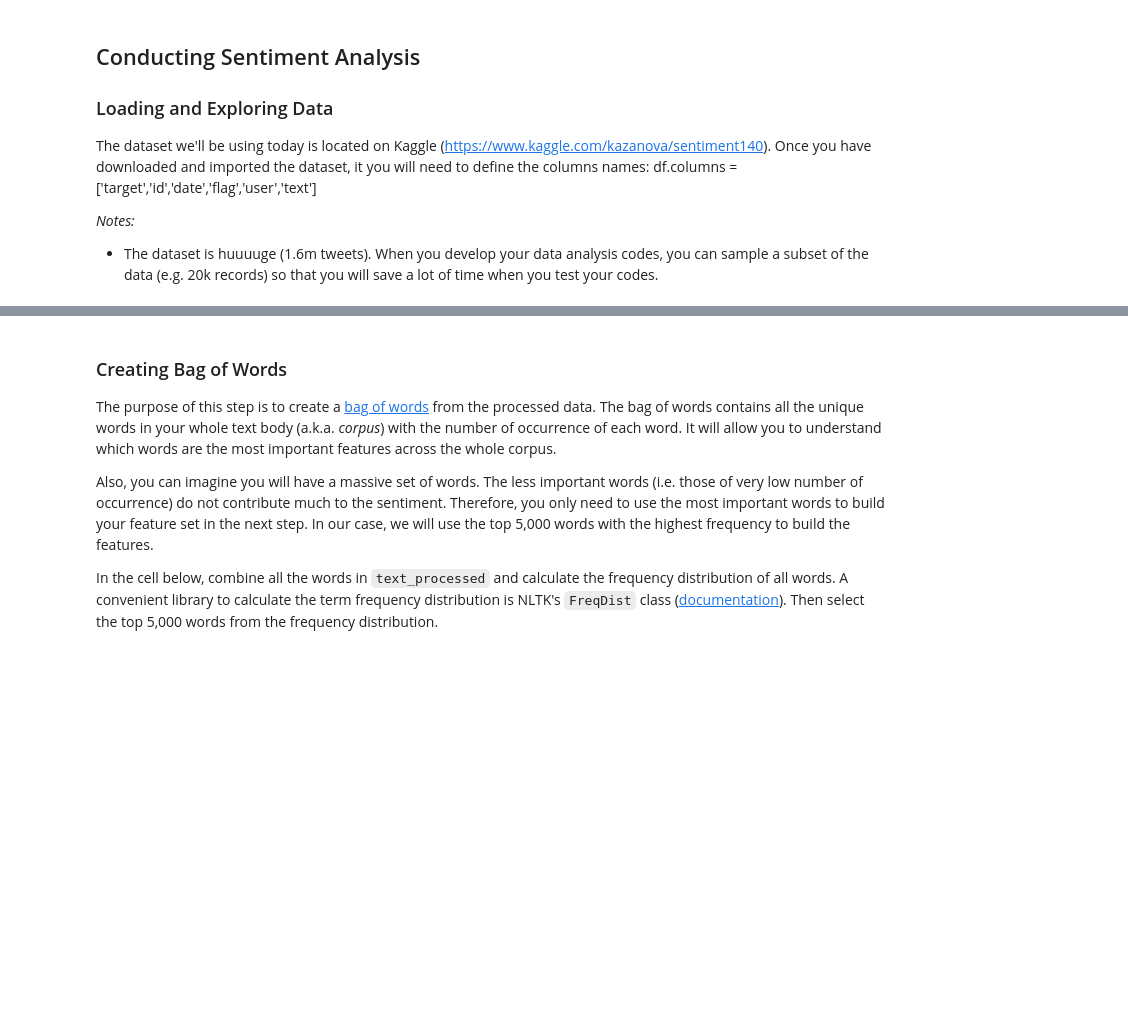
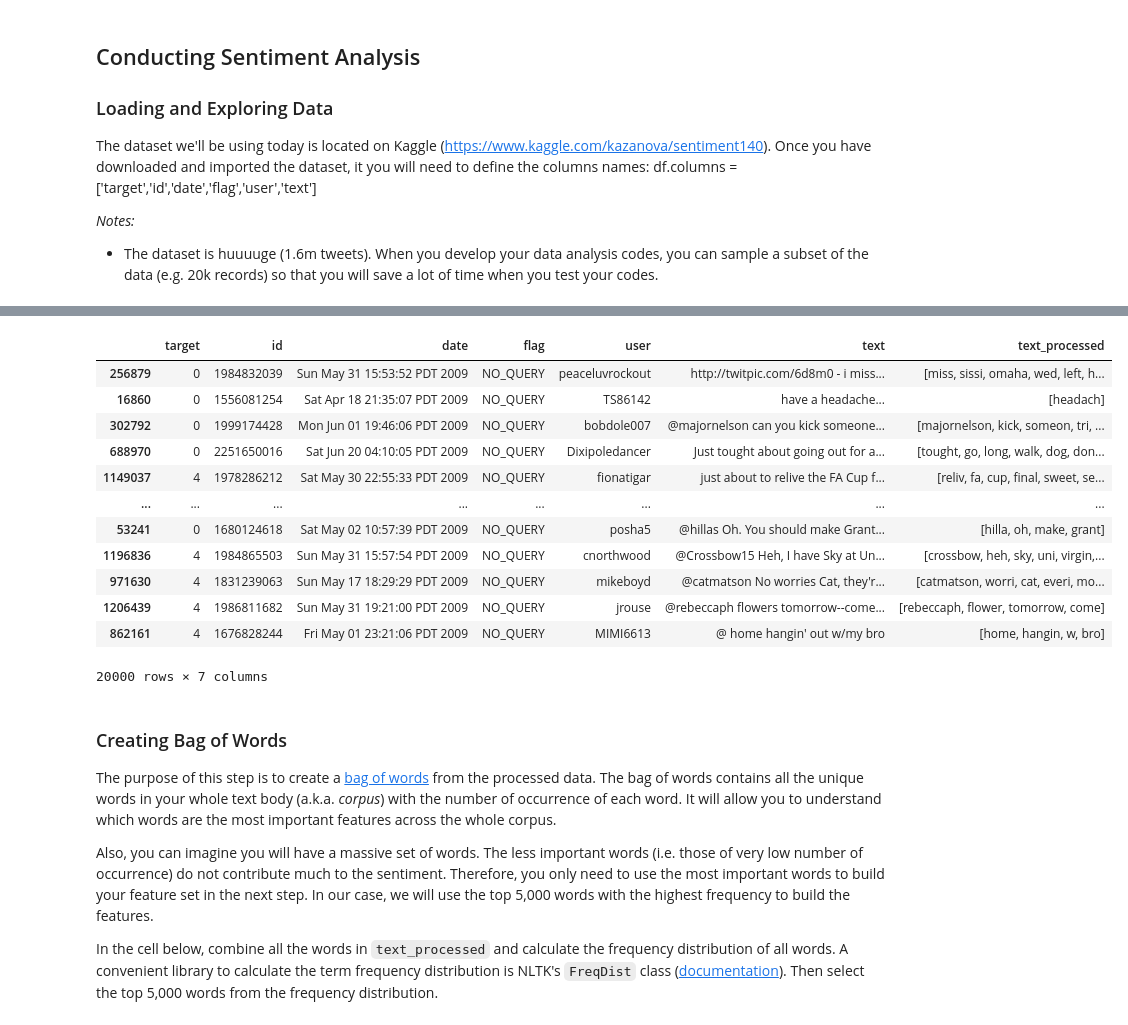
Before and after one commit to ta-data-pt-rmt/lab-nlp, a Jupyter notebook: your-code/challenge-2.ipynb, the cells around one changed output, grey strips where cells are left out. Drawn from its saved outputs; the diff is of its cells as text; code cells hidden in the pictures; blank space fills up the shorter version.

Commit message:
SergioParisi

```diff
--- a/your-code/challenge-2.ipynb
+++ b/your-code/challenge-2.ipynb
@@ -52,0 +120,8 @@ Create a new column called `text_processed` in the dataframe to contain the proc
+# %%
+columns=['target','id','date','flag','user','text']
+
+tweets = pd.read_csv('C:/Users/Sergio/Desktop/training.1600000.processed.noemoticon.csv', encoding='latin-1', names=columns)
+
+sample = tweets.sample(20000)
+
+sample
@@ -53,3 +142,20 @@ Create a new column called `text_processed` in the dataframe to contain the proc
+# %%
+sample['text_processed'] = sample['text'].apply(clean_up).apply(tokenize).apply(stem_and_lemmatize).apply(remove_stopwords)
+sample
+# %% [output]
+|  | target | id | date | flag | user | text | text_processed |
+| 256879 | 0 | 1984832039 | Sun May 31 15:53:52 PDT 2009 | NO_QUERY | peaceluvrockout | http://twitpic.com/6d8m0 - i miss... | [miss, sissi, omaha, wed, left, h... |
+| 16860 | 0 | 1556081254 | Sat Apr 18 21:35:07 PDT 2009 | NO_QUERY | TS86142 | have a headache... | [headach] |
+| 302792 | 0 | 1999174428 | Mon Jun 01 19:46:06 PDT 2009 | NO_QUERY | bobdole007 | @majornelson can you kick someone... | [majornelson, kick, someon, tri, ... |
+| 688970 | 0 | 2251650016 | Sat Jun 20 04:10:05 PDT 2009 | NO_QUERY | Dixipoledancer | Just tought about going out for a... | [tought, go, long, walk, dog, don... |
+| 1149037 | 4 | 1978286212 | Sat May 30 22:55:33 PDT 2009 | NO_QUERY | fionatigar | just about to relive the FA Cup f... | [reliv, fa, cup, final, sweet, se... |
+| ... | ... | ... | ... | ... | ... | ... | ... |
+| 53241 | 0 | 1680124618 | Sat May 02 10:57:39 PDT 2009 | NO_QUERY | posha5 | @hillas Oh. You should make Grant... | [hilla, oh, make, grant] |
+| 1196836 | 4 | 1984865503 | Sun May 31 15:57:54 PDT 2009 | NO_QUERY | cnorthwood | @Crossbow15 Heh, I have Sky at Un... | [crossbow, heh, sky, uni, virgin,... |
+| 971630 | 4 | 1831239063 | Sun May 17 18:29:29 PDT 2009 | NO_QUERY | mikeboyd | @catmatson No worries Cat, they'r... | [catmatson, worri, cat, everi, mo... |
+| 1206439 | 4 | 1986811682 | Sun May 31 19:21:00 PDT 2009 | NO_QUERY | jrouse | @rebeccaph flowers tomorrow--come... | [rebeccaph, flower, tomorrow, come] |
+| 862161 | 4 | 1676828244 | Fri May 01 23:21:06 PDT 2009 | NO_QUERY | MIMI6613 | @ home hangin' out w/my bro | [home, hangin, w, bro] |
+20000 rows × 7 columns
 # %% [markdown]
 ### Creating Bag of Words
 
```
Also changed, not shown: parts of 13 cells of this notebook.
